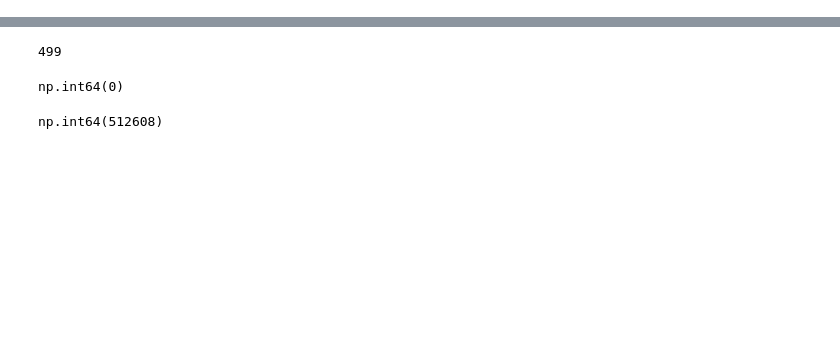
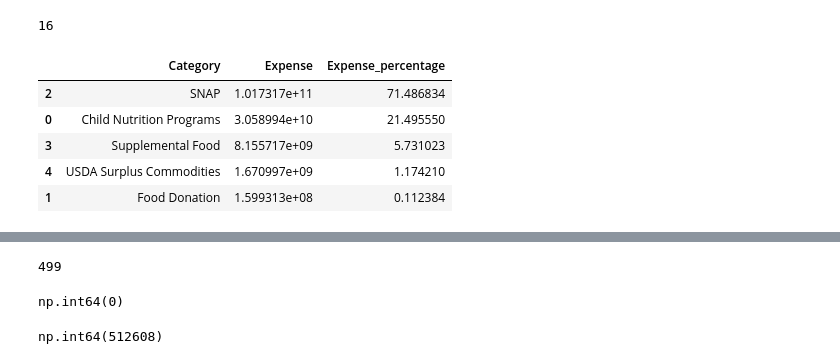
Before and after one commit to a-location-1/mn-food-shelf-analysis, a Jupyter notebook: tefap_context.ipynb, the cells around one changed output, grey strips where cells are left out. Saved outputs shown, nothing was run; the diff lists cells and outputs as text; code cells hidden in the pictures; blank space fills up the shorter version.

```diff
--- a/tefap_context.ipynb
+++ b/tefap_context.ipynb
@@ -4,0 +13,9 @@ A short notebook with information about where TEFAP funds and foods are distribu
+# %%
+summary = pd.read_excel("data/usda_food_breakdown_FY2025.xlsx", header=1)
+# Drop the total column:
+summary.dropna(inplace=True)
+# Remove federal administration expenses from breakdown:
+summary = summary.loc[summary["Program"] != "Nutrition Programs Administration"]
+len(summary)
+# %% [output]
+16
@@ -4,0 +37,15 @@ A short notebook with information about where TEFAP funds and foods are distribu
+# %%
+# Add column Expense_percentage
+summary["Expense_percentage"] = (summary["Expense"] / summary["Expense"].sum()) * 100
+summary[["Category", "Program", "Expense_percentage"]]
+
+summary.groupby("Category", as_index=False).sum("Expense_percentage").sort_values(
+    "Expense_percentage", ascending=False
+)
+# %% [output]
+|  | Category | Expense | Expense_percentage |
+| 2 | SNAP | 1.017317e+11 | 71.486834 |
+| 0 | Child Nutrition Programs | 3.058994e+10 | 21.495550 |
+| 3 | Supplemental Food | 8.155717e+09 | 5.731023 |
+| 4 | USDA Surplus Commodities | 1.670997e+09 | 1.174210 |
+| 1 | Food Donation | 1.599313e+08 | 0.112384 |
```
Also changed, not shown: parts of 12 cells of this notebook, 2 other files.
